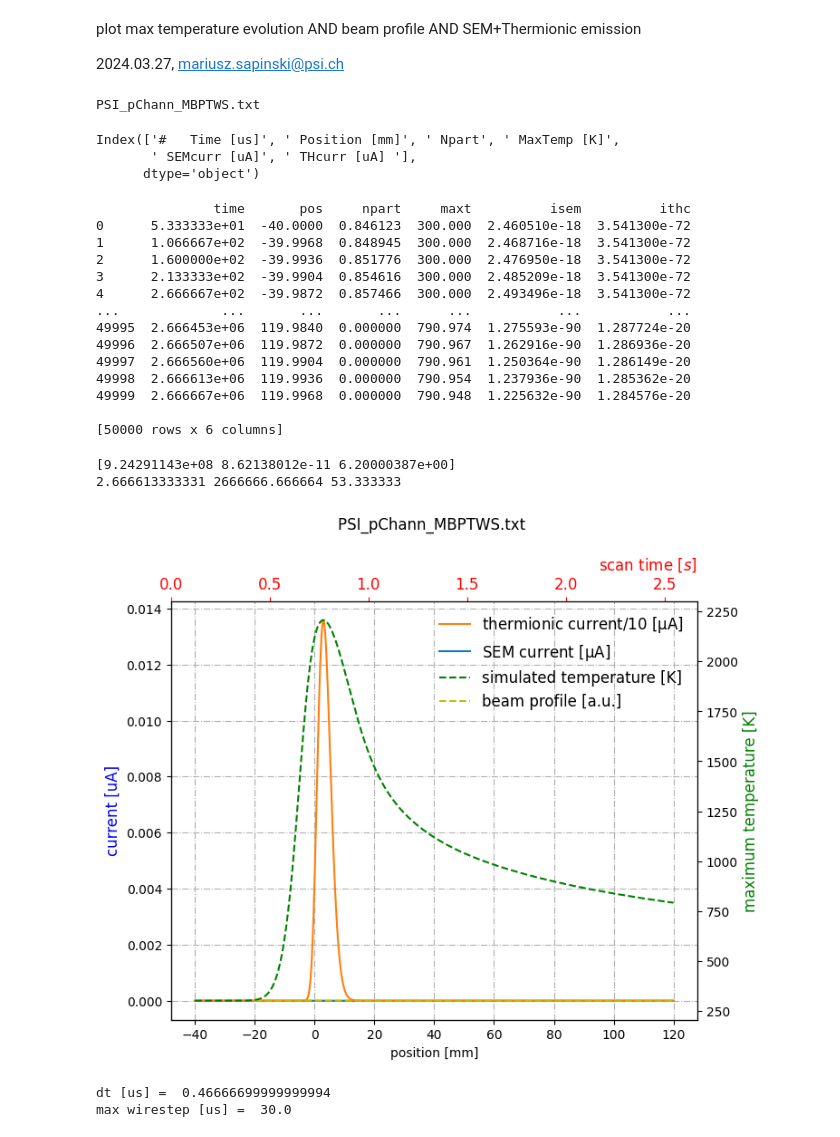
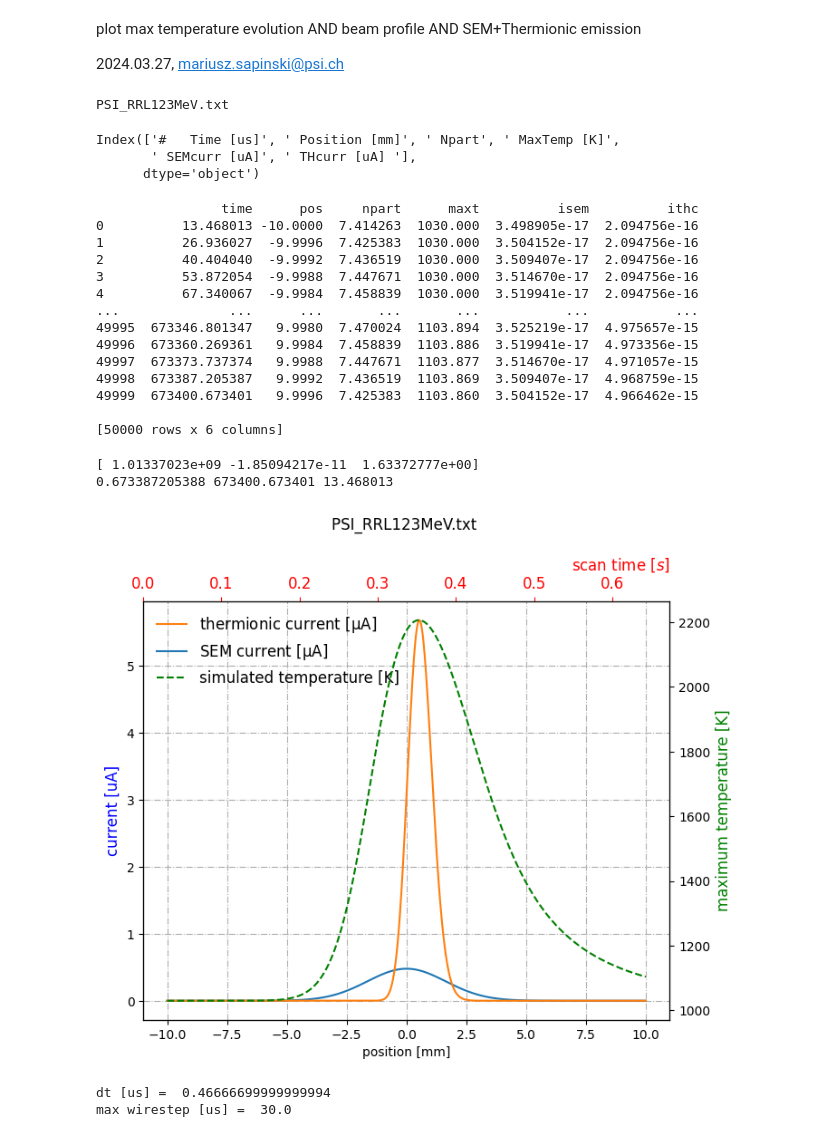
Before and after one commit to ClaudePP/PyTT, a Jupyter notebook: Output/plot_All.ipynb, the cells around one changed output. Drawn from its saved outputs; the diff is of its cells as text; code cells hidden in the pictures.

```diff
--- a/Output/plot_All.ipynb
+++ b/Output/plot_All.ipynb
@@ -9,14 +9,16 @@ from scipy.optimize import curve_fit
 import numpy as np
 
 #matplotlib notebook
+# %%
+sfile="PSI_RRL123MeV.txt"
 # %%
 # read simulation configuration file name
-with open("Last.txt") as f:
+with open(sfile) as f:
     cfname=f.readlines()[1]
 confname=cfname[26:]
 print(confname)
 # %% [output]
-PSI_pChann_MBPTWS.txt
+PSI_RRL123MeV.txt
 # %%
 # for WIRESCANNER option output only
 #dft = pd.read_csv("MaxTempVSTime.txt", skiprows=3, delim_whitespace=True, names=["em","time","pos","maxT"])
@@ -24,7 +26,7 @@ PSI_pChann_MBPTWS.txt
 
 # new format
 #df = pd.read_csv("PSI_pChann_MBPTWS.txt", skiprows=4)
-df = pd.read_csv("Last.txt", skiprows=9)
+df = pd.read_csv(sfile, skiprows=9)
 
 print(df.columns)
 # %% [output]
@@ -38,17 +40,17 @@ df.rename({"#   Time [us]":"time"," Position [mm]":"pos"," Npart":"npart"," MaxT
 #print(dfc)
 print(df)
 # %% [output]
-               time       pos     npart     maxt          isem          ithc
-0      5.333333e+01  -40.0000  0.846123  300.000  2.460510e-18  3.541300e-72
-1      1.066667e+02  -39.9968  0.848945  300.000  2.468716e-18  3.541300e-72
-2      1.600000e+02  -39.9936  0.851776  300.000  2.476950e-18  3.541300e-72
-3      2.133333e+02  -39.9904  0.854616  300.000  2.485209e-18  3.541300e-72
-4      2.666667e+02  -39.9872  0.857466  300.000  2.493496e-18  3.541300e-72
-...             ...       ...       ...      ...           ...           ...
-49995  2.666453e+06  119.9840  0.000000  790.974  1.275593e-90  1.287724e-20
-49996  2.666507e+06  119.9872  0.000000  790.967  1.262916e-90  1.286936e-20
-49997  2.666560e+06  119.9904  0.000000  790.961  1.250364e-90  1.286149e-20
-49998  2.666613e+06  119.9936  0.000000  790.954  1.237936e-90  1.285362e-20
-49999  2.666667e+06  119.9968  0.000000  790.948  1.225632e-90  1.284576e-20
+                time      pos     npart      maxt          isem          ithc
+0          13.468013 -10.0000  7.414263  1030.000  3.498905e-17  2.094756e-16
+1          26.936027  -9.9996  7.425383  1030.000  3.504152e-17  2.094756e-16
+2          40.404040  -9.9992  7.436519  1030.000  3.509407e-17  2.094756e-16
+3          53.872054  -9.9988  7.447671  1030.000  3.514670e-17  2.094756e-16
+4          67.340067  -9.9984  7.458839  1030.000  3.519941e-17  2.094756e-16
+...              ...      ...       ...       ...           ...           ...
+49995  673346.801347   9.9980  7.470024  1103.894  3.525219e-17  4.975657e-15
+49996  673360.269361   9.9984  7.458839  1103.886  3.519941e-17  4.973356e-15
+49997  673373.737374   9.9988  7.447671  1103.877  3.514670e-17  4.971057e-15
+49998  673387.205387   9.9992  7.436519  1103.869  3.509407e-17  4.968759e-15
+49999  673400.673401   9.9996  7.425383  1103.860  3.504152e-17  4.966462e-15
 
 [50000 rows x 6 columns]
@@ -59,50 +61,51 @@ def gauss_function(x, a, x0, sigma):
 fig, ax = plt.subplots(1, figsize=(7.5,6))
 
 # factor 2 is for 2 wires
-hsimse, = ax.plot([x*1 for x in df["pos"]],[2*x for x in df["isem"]],label=r"SEM current [$\rm \mu A$]")
-hsimit, = ax.plot([x*1 for x in df["pos"]],[2*x/1000 for x in df["ithc"]],label=r"thermionic current/10 [$\rm \mu A$]")
-#hsimit, = ax.plot([x*1 for x in df["pos"]],[x for x in df["ithc"]],label=r"thermionic current [$\rm \mu A$]")
+hsimse, = ax.plot([x*1 for x in df["pos"]],[x*1e8 for x in df["isem"]],label=r"SEM current [$\rm \mu A$]")
+#hsimit, = ax.plot([x*1 for x in df["pos"]],[2*x/1000 for x in df["ithc"]],label=r"thermionic current/10 [$\rm \mu A$]")
+hsimit, = ax.plot([x*1 for x in df["pos"]],[x for x in df["ithc"]],label=r"thermionic current [$\rm \mu A$]")
 scale=1.1*df["isem"].max()/df["npart"].max()
 #scale=0.9*df["ithc"].max()/df["npart"].max()
 
-hbeamp, = ax.plot([x*1 for x in df["pos"]],[scale*x for x in df["npart"]],"y--",label="beam profile [a.u.]")
+
+#hbeamp, = ax.plot([x*1 for x in df["pos"]],[scale*x for x in df["npart"]],"y--",label="beam profile [a.u.]")
 ax.set_title(confname)
 #ax.set_ylim(0,0.6)
 ax.grid(True, linestyle='-.')
 
 # fit gauss to make sure it corresponds to input
 popt, pcov = curve_fit(gauss_function, df['pos'], df["npart"], p0 = [df['npart'].max(), 0.0, 1.0])
 print(popt)
 #ax.plot(x, gauss_function(x, *popt), label='fit')
 
 axtemp = ax.twinx()
 #axtemp.set_ylim(0,2800)
 hsimt, = axtemp.plot([x*1 for x in df["pos"]],df["maxt"],'g--',label="simulated temperature [K]")
 axtemp.set_ylabel("maximum temperature [K]", fontsize=12, color='g')
 
 ax.set_xlabel("position [mm]")
 ax.set_ylabel("current [uA]", fontsize=12, color='b')
 
 axtime = ax.twiny()
 tlimend=(df["time"].iloc[-1]-df["time"].iloc[0])/1e6 # ? 60 mm/s
 print(tlimend,df["time"].iloc[-1],df["time"].iloc[0])
 axtime.set_xlim(0,tlimend)
 axtime.set_xlabel(r"scan time [$s$]",loc="right",fontsize=12, color='red', labelpad=5)
 axtime.tick_params(axis='x', colors='red', labelsize=12)    #setting up X-axis tick color to red
 #ax.tick_params(axis='both', which='major', labelsize=10)
 
 #ax.set_xlim(-2,3)
 
 
-ax.legend(handles=[hsimit,hsimse,hsimt,hbeamp], fontsize=12, frameon=False)
-#ax.legend(handles=[hsimit,hsimt,hbeamp], fontsize=12, frameon=False)
+ax.legend(handles=[hsimit,hsimse,hsimt], fontsize=12, frameon=False)
+#ax.legend(handles=[hsimse,hsimt,hbeamp], fontsize=12, frameon=False)
 #ax.grid()
 
 plt.savefig('all.png')
 # %% [output]
-[9.24291143e+08 8.62138012e-11 6.20000387e+00]
-2.666613333331 2666666.666664 53.333333
+[ 1.01337023e+09 -1.85094217e-11  1.63372777e+00]
+0.673387205388 673400.673401 13.468013
-[figure, old version]
+[figure, new version]
 # %%
 dw=30e-6
 vw=1
```
Also changed, not shown: parts of 2 cells of this notebook, 10 other files.
